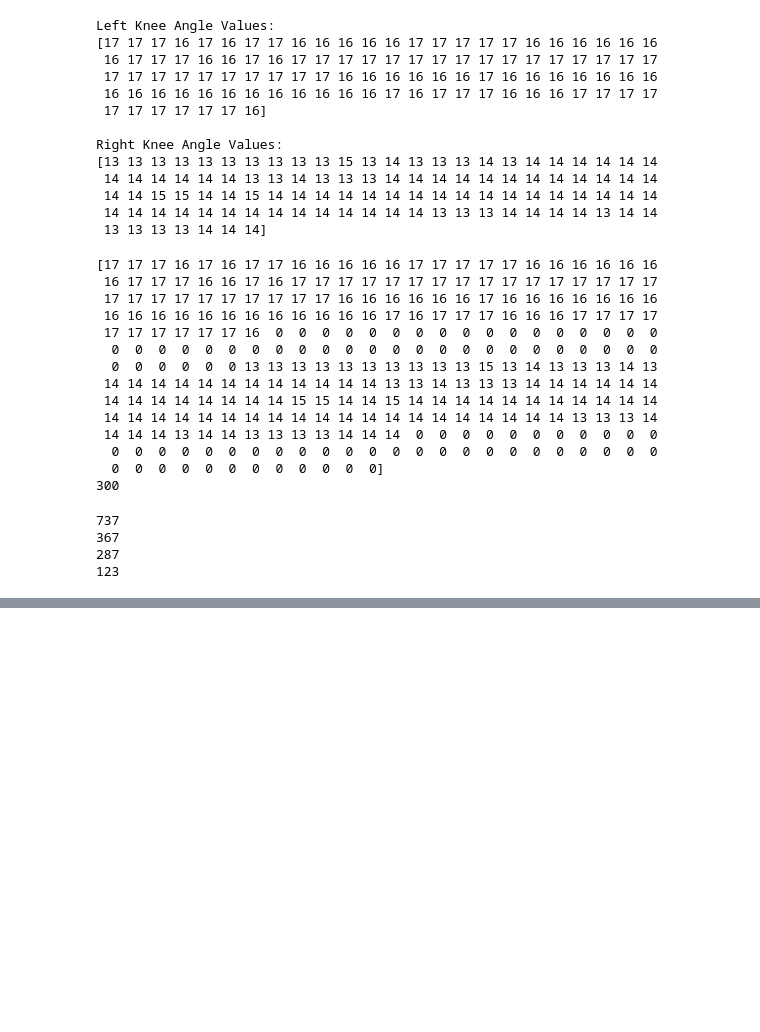
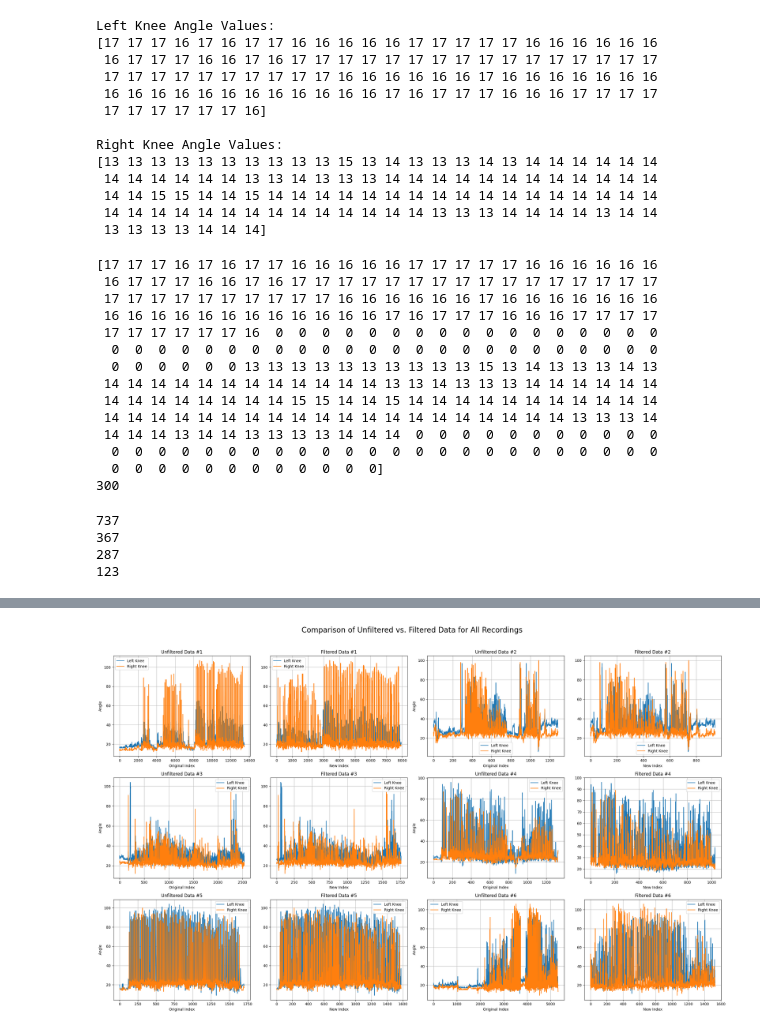
Before and after one commit to LGuilhermeRodrigues/walk-recordings-filter, a Jupyter notebook: walk_recordings_filter.ipynb, the cells around one changed output, grey strips where cells are left out. Cells and saved outputs as stored; diff of their text form; code cells hidden in the pictures; blank space fills up the shorter version.

```diff
--- a/walk_recordings_filter.ipynb
+++ b/walk_recordings_filter.ipynb
@@ -336,6 +336,7 @@ X_test, y_test = shuffle(X_test, y_test, random_state=42)
 print(f"Final X_train shape: {X_train.shape}")
 print(f"Final y_train shape: {y_train.shape}")
 
+confidence = 0.5
 
 # --- 2. Scale the Data ---
 # It's crucial to scale the data for neural networks to perform well.
@@ -354,11 +355,14 @@ model = keras.Sequential([
     # First dense layer with 128 neurons
     layers.Dense(128, activation='relu'),
     layers.Dropout(0.4), # Dropout helps prevent overfitting
+    layers.Dense(128, activation='relu'),
+    layers.Dropout(0.4), # Dropout helps prevent overfitting
     # Second dense layer
     layers.Dense(64, activation='relu'),
     layers.Dropout(0.4),
     # Third dense layer
     layers.Dense(64, activation='relu'),
+    layers.Dropout(0.2),
     # Output layer: 1 neuron with a sigmoid activation for binary (0 or 1) output
     layers.Dense(1, activation='sigmoid')
 ])
@@ -374,7 +378,7 @@ model.summary()
 # --- 4. Train the Model ---
 print("\n--- Starting Model Training ---")
 history = model.fit(X_train_scaled, y_train,
-                    epochs=50,  # You can adjust the number of epochs
+                    epochs=100,  # You can adjust the number of epochs
                     batch_size=32,
                     validation_data=(X_test_scaled, y_test),
                     verbose=1)
@@ -387,7 +391,7 @@ print(f"Test Accuracy: {acc:.4f}")
 
 # Generate predictions to create the confusion matrix
 y_pred_proba = model.predict(X_test_scaled)
-y_pred = (y_pred_proba > 0.5).astype(int)
+y_pred = (y_pred_proba > confidence).astype(int)
 
 # Create and display the confusion matrix
 cm = confusion_matrix(y_test, y_pred)
@@ -437,0 +575,11 @@ Test Accuracy: 0.9195
+# %%
+ai_filtered_dfs = []
+for index, df in enumerate(unfiltered_dfs):
+    ai_filtered_df = filter_blocks_with_ai_batch(df)
+
+    # Reset the index for the new filtered dataframe and rename the new index column
+    if not ai_filtered_df.empty:
+        ai_filtered_df = ai_filtered_df.reset_index(drop=True).reset_index().rename(columns={'index': 'new_row_id'})
+
+    # Add the processed DataFrame to our list
+    ai_filtered_dfs.append(ai_filtered_df)
@@ -437,0 +593,55 @@ Test Accuracy: 0.9195
+# %%
+import matplotlib.pyplot as plt
+
+# Create a figure and a set of subplots with 3 rows and 4 columns
+# The figsize is adjusted to accommodate the grid.
+fig, axes = plt.subplots(nrows=3, ncols=4, figsize=(24, 15))
+
+# Loop through all 6 files
+for i in range(6):
+    # Get the original and filtered data for the current file
+    original_df = unfiltered_dfs[i]
+    filtered_df = ai_filtered_dfs[i]
+
+    # Calculate the position in the grid
+    row = i // 2
+    col_orig = (i % 2) * 2
+    col_filt = col_orig + 1
+
+    # --- Plot Original Data ---
+    ax_orig = axes[row, col_orig]
+    ax_orig.plot(original_df['row_id'], original_df['kneeLangle'], label='Left Knee')
+    ax_orig.plot(original_df['row_id'], original_df['kneeRangle'], label='Right Knee')
+    ax_orig.set_title(f'Unfiltered Data #{i+1}')
+    ax_orig.set_xlabel('Original Index')
+    ax_orig.set_ylabel('Angle')
+    ax_orig.legend()
+    ax_orig.grid(True)
+
+    # --- Plot Filtered Data ---
+    ax_filt = axes[row, col_filt]
+    # Check if the filtered DataFrame has any data to plot
+    if not filtered_df.empty:
+        ax_filt.plot(filtered_df['new_row_id'], filtered_df['kneeLangle'], label='Left Knee')
+        ax_filt.plot(filtered_df['new_row_id'], filtered_df['kneeRangle'], label='Right Knee')
+        ax_filt.set_title(f'Filtered Data #{i+1}')
+        ax_filt.set_xlabel('New Index')
+        ax_filt.legend()
+    else:
+        # If there's no data, just display a title
+        ax_filt.set_title(f'Filtered Data #{i+1} (No valid blocks)')
+        # Hide the axes ticks if the plot is empty
+        ax_filt.set_xticks([])
+        ax_filt.set_yticks([])
+
+    ax_filt.grid(True)
+
+
+# Add a main title for the entire figure
+fig.suptitle('Comparison of Unfiltered vs. Filtered Data for All Recordings', fontsize=20)
+
+# Adjust layout to prevent titles and labels from overlapping
+plt.tight_layout(rect=[0, 0, 1, 0.96])
+plt.show()
+# %% [output]
+[figure, added]
```
Also changed, not shown: parts of 3 cells of this notebook.
